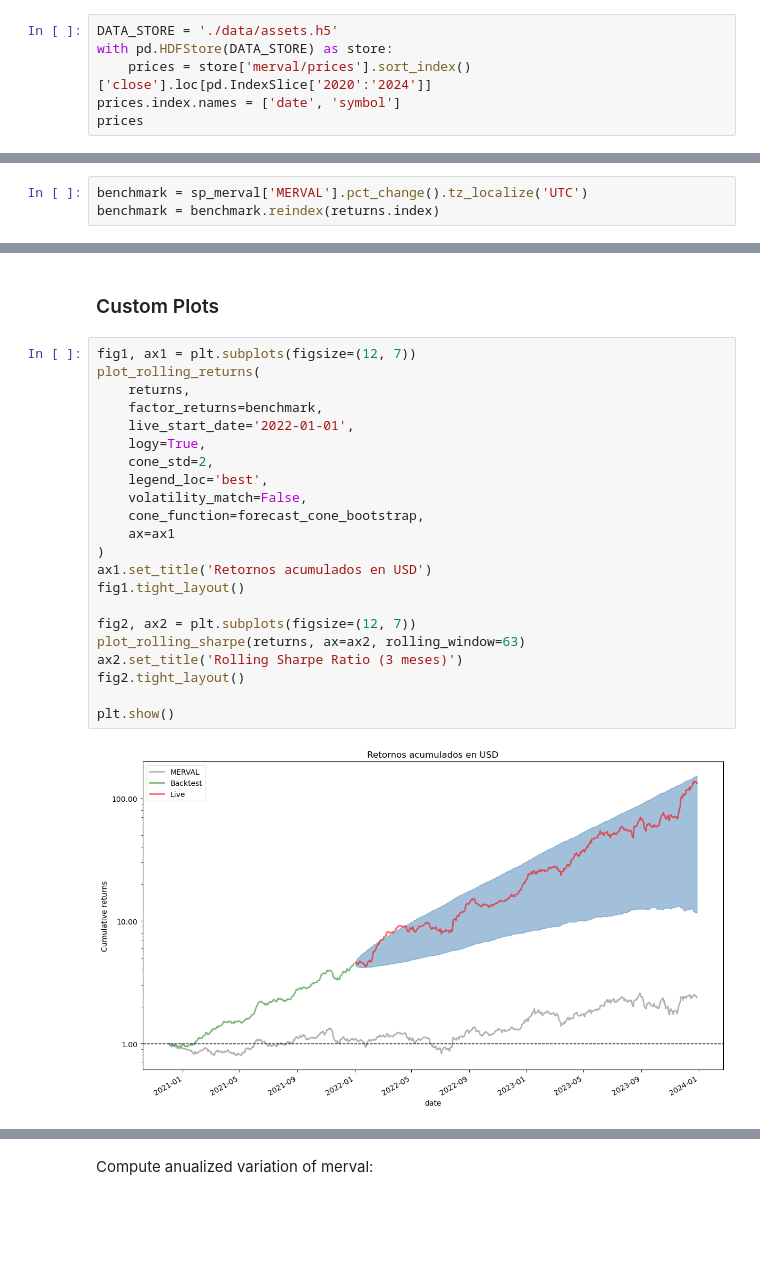
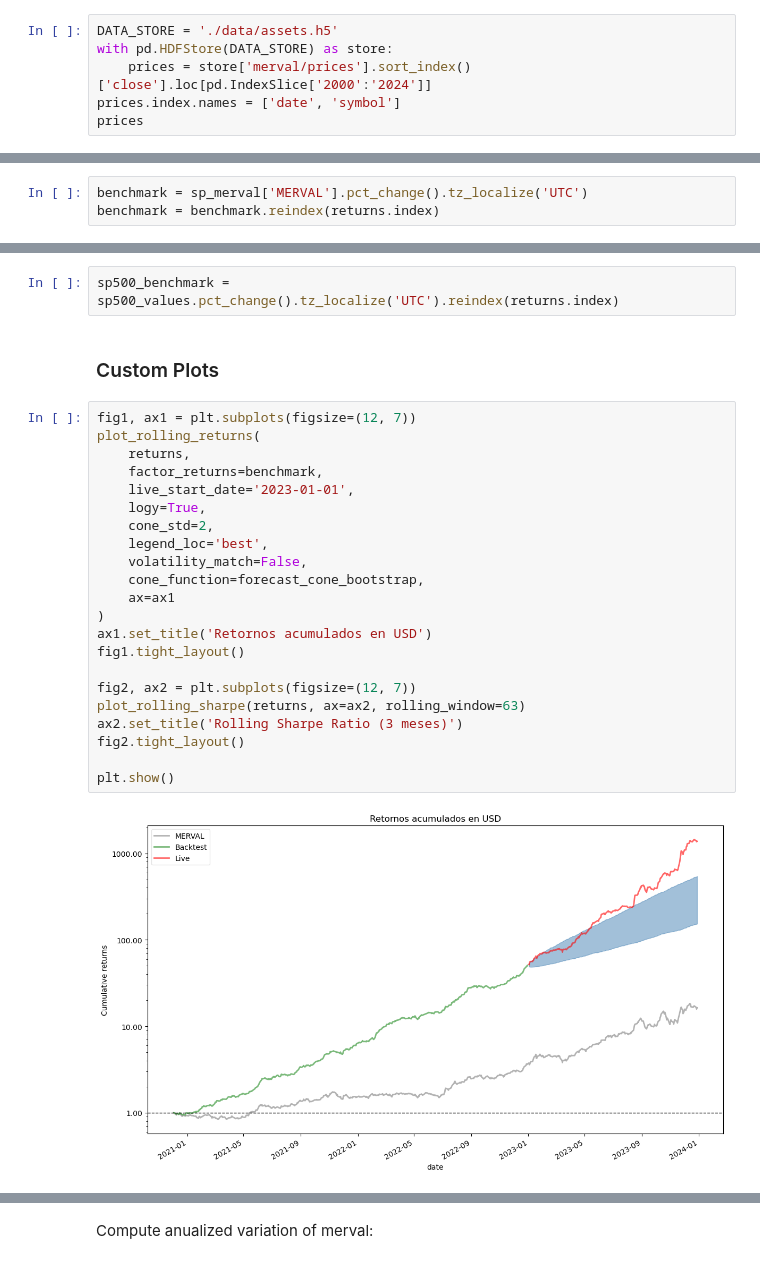
Before and after one commit to roboadvisor-fiuba/portfolio-predictor, a Jupyter notebook: notebooks/06_backtesting.ipynb, the cells around one changed output, grey strips where cells are left out. Cells and saved outputs as stored; diff of their text form; blank space fills up the shorter version.

```diff
--- a/notebooks/06_backtesting.ipynb
+++ b/notebooks/06_backtesting.ipynb
@@ -36,7 +36,7 @@ N_LONGS = 5
 # %%
 DATA_STORE = './data/assets.h5'
 with pd.HDFStore(DATA_STORE) as store:
-    prices = store['merval/prices'].sort_index()['close'].loc[pd.IndexSlice['2020':'2024']]
+    prices = store['merval/prices'].sort_index()['close'].loc[pd.IndexSlice['2000':'2024']]
 prices.index.names = ['date', 'symbol']
 prices
 # %% [output]
@@ -501,26 +511,28 @@ Series([], Name: Adj Close, dtype: float64)
+# %%
+sp500_benchmark = sp500_values.pct_change().tz_localize('UTC').reindex(returns.index)
 # %% [markdown]
 ### Custom Plots
 # %%
 fig1, ax1 = plt.subplots(figsize=(12, 7))
 plot_rolling_returns(
     returns,
     factor_returns=benchmark,
-    live_start_date='2022-01-01',
+    live_start_date='2023-01-01',
     logy=True,
     cone_std=2,
     legend_loc='best',
     volatility_match=False,
     cone_function=forecast_cone_bootstrap,
     ax=ax1
 )
 ax1.set_title('Retornos acumulados en USD')
 fig1.tight_layout()
 
 fig2, ax2 = plt.subplots(figsize=(12, 7))
 plot_rolling_sharpe(returns, ax=ax2, rolling_window=63)
 ax2.set_title('Rolling Sharpe Ratio (3 meses)')
 fig2.tight_layout()
 
 plt.show()
 # %% [output]
-[figure, old version]
+[figure, new version]
```
Also changed, not shown: parts of 13 cells of this notebook, 16 other files.
